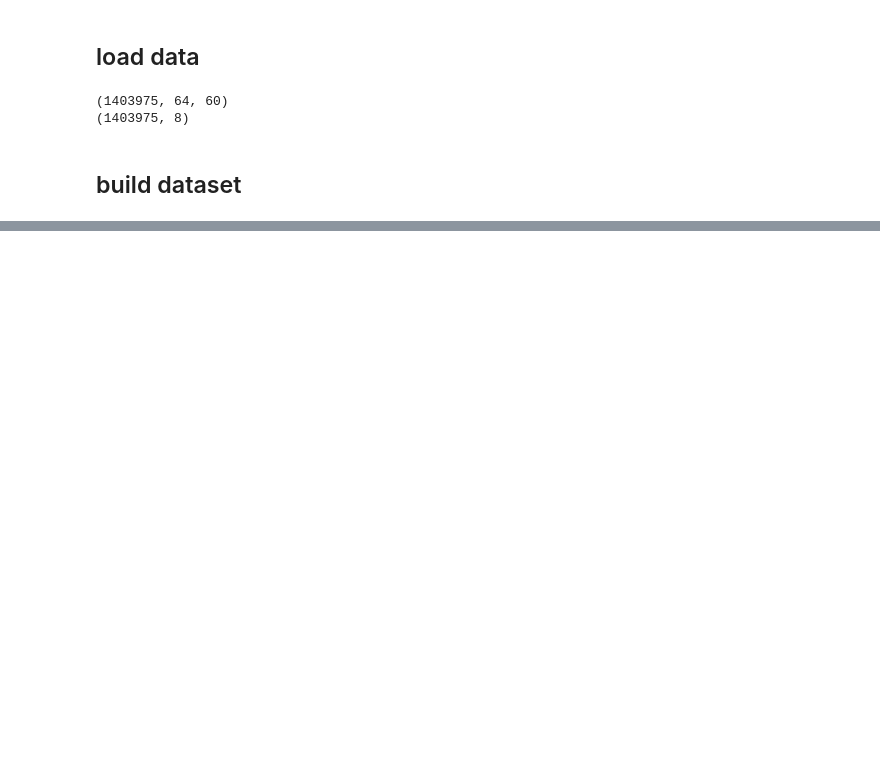
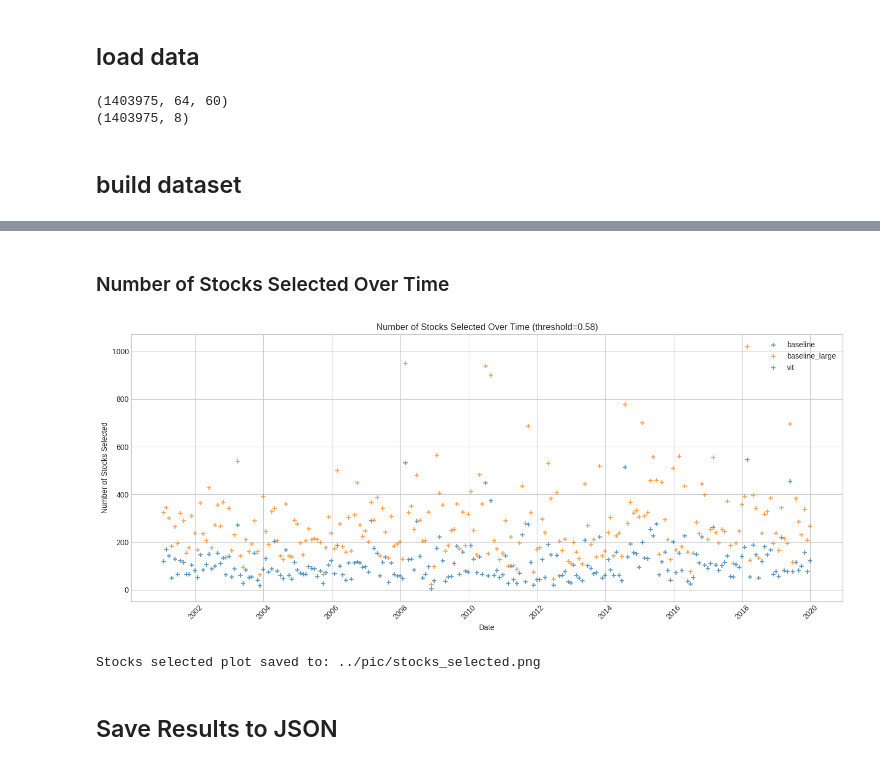
Before and after one commit to zzzweakman/MATH5470_25_Fall_pj2, a Jupyter notebook: notebooks/test.ipynb, the cells around one changed output, grey strips where cells are left out. Cells and saved outputs as stored; diff of their text form; code cells hidden in the pictures; blank space fills up the shorter version.

```diff
--- a/notebooks/test.ipynb
+++ b/notebooks/test.ipynb
@@ -70,2 +78,0 @@ device = 'cuda' if use_gpu else 'cpu'
-# %%
-net = torch.load(net_path, weights_only=False)
@@ -167,0 +221,3 @@ plt.plot(log_ret_cnn - log_ret_baseline, alpha=0.6, lw=2)
+# %%
+# 保存原始 label_df 的副本（用于每个模型的测试）
+label_df_original = label_df.copy()
@@ -167,0 +320,7 @@ plt.plot(log_ret_cnn - log_ret_baseline, alpha=0.6, lw=2)
+# %%
+# 生成 Markdown 格式的结果表格
+print("\n## Test Results (Markdown Format)\n")
+print("| Model | Parameters | Test Loss | Accuracy | Selection % | Cum Return | Excess Return |")
+print("|-------|------------|-----------|----------|-------------|------------|---------------|")
+for model_type, results in all_test_results.items():
+    print(f"| {model_type} | {results['num_params']/1e6:.2f}M | {results['test_loss']:.6f} | {results['accuracy']:.4f} | {results['selection_ratio']:.1f}% | {results['cum_ret_strategy']:.4f} | {results['excess_return']:.4f} |")
@@ -167,0 +337,7 @@ plt.plot(log_ret_cnn - log_ret_baseline, alpha=0.6, lw=2)
+# %%
+from matplotlib import pyplot as plt
+import matplotlib.dates as mdates
+
+# 设置绘图风格
+plt.style.use('seaborn-v0_8-whitegrid')
+colors = ['#1f77b4', '#ff7f0e', '#2ca02c', '#d62728']
@@ -167,0 +440,33 @@ plt.plot(log_ret_cnn - log_ret_baseline, alpha=0.6, lw=2)
+# %% [markdown]
+### Number of Stocks Selected Over Time
+# %%
+# 绘制每个模型随时间选中的股票数量
+fig, ax = plt.subplots(figsize=(14, 6))
+
+for i, (model_type, results) in enumerate(all_test_results.items()):
+    predict_logit = results['predict_logit']
+    mask = predict_logit > threshold
+
+    # 获取选中股票的日期分布
+    label_filtered = label_df_original[mask]
+    stocks_per_date = label_filtered.groupby(['Date']).size()
+
+    ax.scatter(stocks_per_date.index, stocks_per_date.values,
+               marker='+', label=f'{model_type}', alpha=0.7, s=30)
+
+ax.set_xlabel('Date')
+ax.set_ylabel('Number of Stocks Selected')
+ax.set_title(f'Number of Stocks Selected Over Time (threshold={threshold})')
+ax.legend()
+ax.tick_params(axis='x', rotation=45)
+
+plt.tight_layout()
+plt.savefig('../pic/stocks_selected.png', dpi=300, bbox_inches='tight')
+plt.show()
+
+print("\nStocks selected plot saved to: ../pic/stocks_selected.png")
+# %% [output]
+[figure, added]
+Stocks selected plot saved to: ../pic/stocks_selected.png
+# %% [markdown]
+## Save Results to JSON
```
Also changed, not shown: parts of 34 cells of this notebook, 13 other files.
